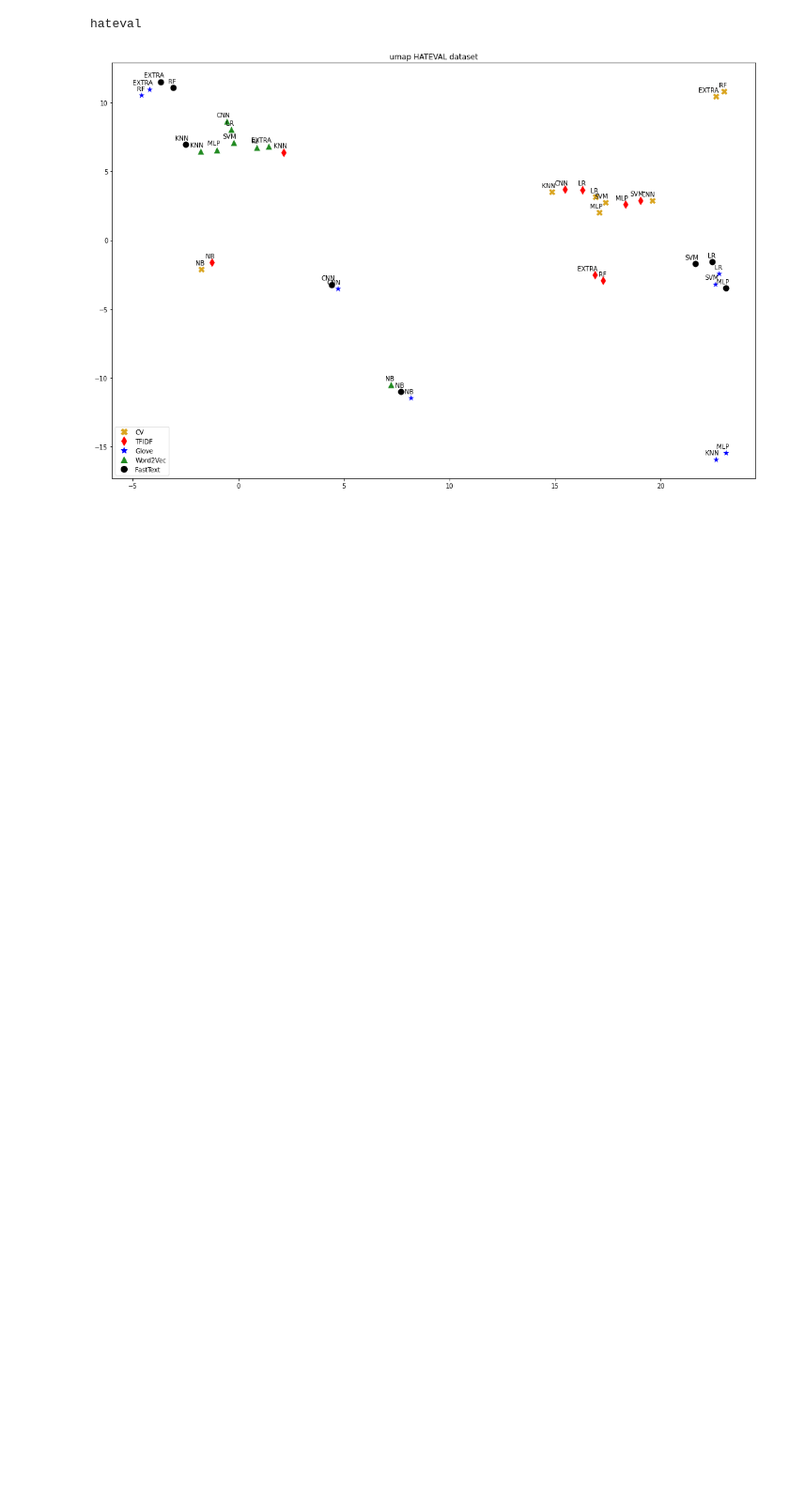
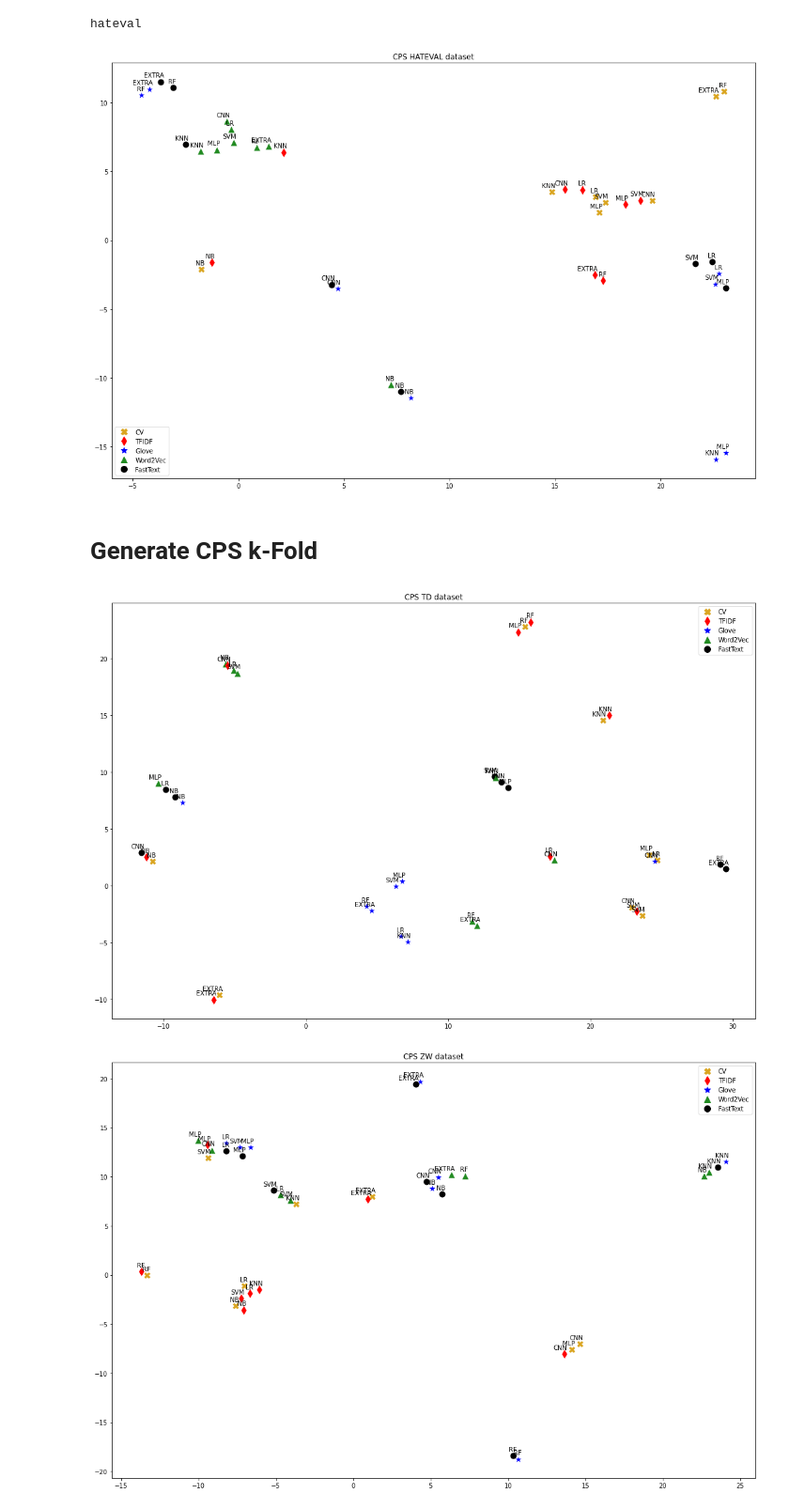
Before and after one commit to Menelau/Hate-Speech-MCS, a Jupyter notebook: Diversity analysis.ipynb, the cells around one changed output. Shown at 94% size. Saved outputs shown, nothing was run; the diff lists cells and outputs as text; code cells hidden in the pictures; blank space fills up the shorter version.

Commit message:
adding code to generate a umap plot per fold

```diff
--- a/Diversity analysis.ipynb
+++ b/Diversity analysis.ipynb
@@ -58,6 +58,18 @@ def load_predictions(dataset_name):
     methods = methods.drop('Unnamed: 0', axis=1)
     return label, methods
 
+def load_predictions_fold(dataset_name, partition, fold_number=1):
+    path = './Saved_Predict_and_Proba/Folds/' + dataset_name.upper() + '/F' + str(fold_number)  + '/pred_' + partition +'.csv'
+    table_pred = pd.read_csv(path)
+    if dataset_name.lower() == 'zw':
+        label = table_pred['norm']
+        preds = table_pred.drop('norm', axis=1)
+    else:
+        label = table_pred['class']
+        preds = table_pred.drop('class', axis=1)
+    preds = preds.drop('Unnamed: 0', axis=1)
+    return label, preds
+
 def compute_matrix_embedding(dataset_name, n_classifiers, n_features, method='mds', n_neighbors=5, min_dist=0.7
 ):
     D = compute_pairwise_diversity_matrix(label.to_numpy(), methods.to_numpy(), double_fault)
@@ -106,7 +118,7 @@ def plot_diversity(D_changed, method_tmp, dataset_name, title):
     m3 = mlines.Line2D([], [], color=colors[2], marker=markers[2], linestyle='None', markersize=10, label='Glove')
     m4 = mlines.Line2D([], [], color=colors[3], marker=markers[3], linestyle='None', markersize=10, label='Word2Vec')
     m5 = mlines.Line2D([], [], color=colors[4], marker=markers[4], linestyle='None', markersize=10, label='FastText')
-    plt.title(title + " " + dataset_name.upper()+' dataset')
+    plt.title('CPS ' + dataset_name.upper()+' dataset')
     plt.legend(handles=[m1, m2, m3, m4, m5])
     plt.tight_layout()
-    plt.savefig(title + " " + dataset_name.upper()+' dataset.pdf', dpi=450)
+    plt.savefig(title + "_" + dataset_name.upper()+'_dataset.pdf', dpi=450)
@@ -123,3 +137,18 @@ for dataset_name in ['hateval']:
 # %% [output]
 hateval
 [figure]
+# %% [markdown]
+# Generate CPS k-Fold
+# %%
+n_classifiers = 8
+method = 'umap'
+n_features = 5
+for dataset_name in ['TD', 'ZW', 'Union']:
+
+    label, methods = load_predictions_fold(dataset_name, 'val', 1)
+    methods_name = [name.split('-', 1)[0] for name in methods.columns]
+    D_tilde = compute_matrix_embedding(dataset_name, n_classifiers, n_features, method)
+    plot_diversity(D_tilde, methods_name, dataset_name, method)
+# %% [output]
+[figure, added]
+[figure, added]
```
Also changed, not shown: parts of 2 cells of this notebook.
